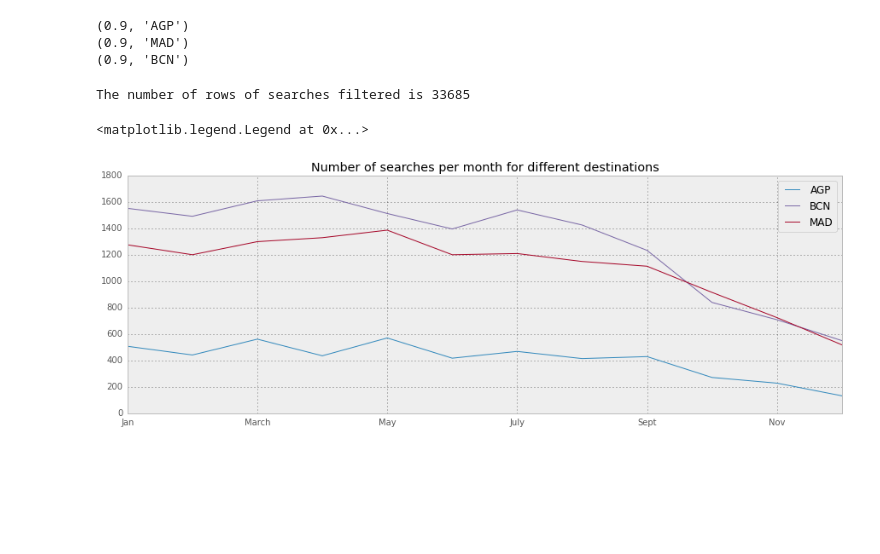
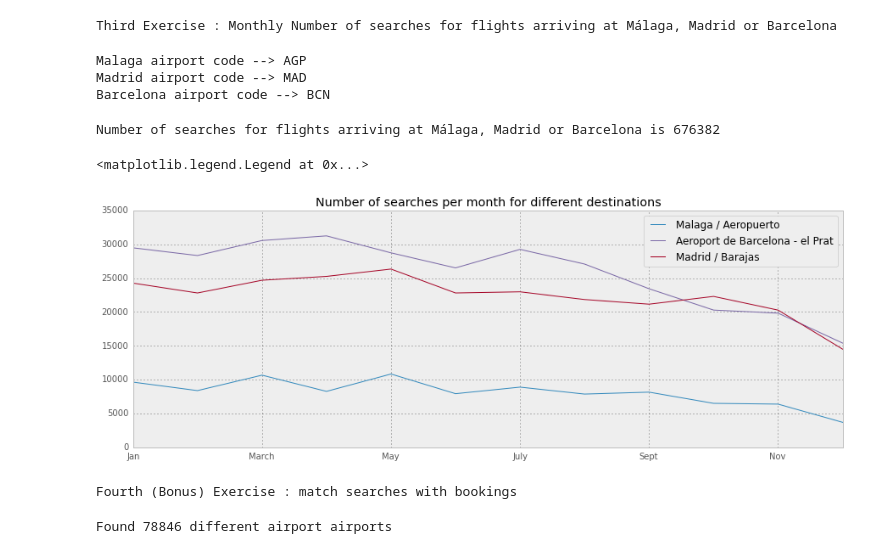
Before and after one commit to flapouille/amadeusHLA, a Jupyter notebook: Amadeus_HLA.ipynb, the cells around one changed output. Drawn from its saved outputs; the diff is of its cells as text; code cells hidden in the pictures; blank space fills up the shorter version.

```diff
--- a/Amadeus_HLA.ipynb
+++ b/Amadeus_HLA.ipynb
@@ -32,4 +54,6 @@ The number of rows of searches file is 1000000
 # %%
 best10airports = bookings.groupby('arr_port').aggregate(sum).sort_index(by='pax', ascending=False).head(10)
-print best10airports
+geo_a = GeoBase(data='airports', verbose=False)
+for (arp,d) in best10airports.iterrows():
+    print "%s (%s) : %.0f" % (arp.strip(), geo_a.get(arp.strip(), 'name'), d['pax'])
 # %% [output]
@@ -48,5 +69,0 @@ MIA        11
-# %%
-print "What are the names of these airports?"
-geo_a = GeoBase(data='airports', verbose=False)
-for (arp,pax) in best10airports.iterrows():
-    print "%s --> %s" % (arp, geo_a.get(arp.strip(), 'name'))
@@ -65,28 +70,58 @@ MIA      --> Miami International Airport
+# %%
+# --------------------------------------------------------------------------
+print "Third Exercise : Monthly Number of searches for flights arriving at Málaga, Madrid or Barcelona"
+# %% [output]
+Third Exercise : Monthly Number of searches for flights arriving at Málaga, Madrid or Barcelona
 # %%
-print geo_a.fuzzyFind('Malaga','name')[0]
-print geo_a.fuzzyFind('Madrid','name')[0]
-print geo_a.fuzzyFind('Barcelona','name')[0]
+# Gets airport codes
+malaga_airport = geo_a.fuzzyFind('Malaga','name')[0][1]
+madrid_airport = geo_a.fuzzyFind('Madrid','name')[0][1]
+barcelona_airport = geo_a.fuzzyFind('Barcelona','name')[0][1]
+print "Malaga airport code --> %s " % (malaga_airport)
+print "Madrid airport code --> %s " % (madrid_airport)
+print "Barcelona airport code --> %s " % (barcelona_airport)
 # %% [output]
-(0.9, 'AGP')
-(0.9, 'MAD')
-(0.9, 'BCN')
+Malaga airport code --> AGP
+Madrid airport code --> MAD
+Barcelona airport code --> BCN
-# %%
-is_malaga = searches['Destination'] == "AGP"
-is_madrid = searches['Destination'] == "MAD"
-is_barcelona = searches['Destination'] == "BCN"
-searches_filtered = searches[is_malaga | is_madrid | is_barcelona]
-searches_filtered.loc[:,'Month'] = searches_filtered.index.month
-print "The number of rows of searches filtered is %s" % len(searches_filtered)
-# %% [output]
-The number of rows of searches filtered is 33685
+# %%
+searchesReader = pd.read_csv(path_searches, sep='^', compression='bz2', usecols=['Origin','Destination', 'Date'],
+                iterator=True, chunksize=size_chunks)
+searches_spain = pd.concat([chunk[chunk['Destination'].isin([malaga_airport,madrid_airport,barcelona_airport])]
+                            for chunk in searchesReader])
+
+searches_spain.loc[:,'Month'] = searches_spain['Date'].map(lambda x: pd.datetime.strptime(x.strip(), '%Y-%m-%d').month)
+print "Number of searches for flights arriving at Málaga, Madrid or Barcelona is %s" % len(searches_spain)
+# %% [output]
+Number of searches for flights arriving at Málaga, Madrid or Barcelona is 676382
 # %%
+pd.set_option('display.mpl_style', 'default') # Make the graphs a bit prettier
+plt.rcParams['figure.figsize'] = (15, 5)
+plt.rcParams['font.family'] = 'sans-serif'
+
 fig, ax = plt.subplots()
-for arp, df in searches_filtered.groupby('Destination'):
+for arp, df in searches_spain.groupby('Destination'):
     monthlySearches = df.groupby('Month').size()
     monthlySearches.index = ['Jan', 'Feb', 'March', 'April', 'May', 'June', 'July', 'August', 'Sept', 'Oct', 'Nov', 'Dec']
-    monthlySearches.plot(kind="line", x='Month', legend='Number of searches', ax=ax, label=arp,
+    monthlySearches.plot(kind="line", x='Month', legend='Number of searches', ax=ax, label=geo_a.get(arp, 'name'),
                          title='Number of searches per month for different destinations' )
 plt.legend()
 # %% [output]
 <matplotlib.legend.Legend at 0x...>
-[figure, old version]
+[figure, new version]
+# %%
+# --------------------------------------------------------------------------
+print "Fourth (Bonus) Exercise : match searches with bookings"
+# %% [output]
+Fourth (Bonus) Exercise : match searches with bookings
+# %%
+# Stores uniques airport airport for later join
+airportairport = bookings.drop_duplicates(subset=['arr_port','dep_port'])
+airportairport = airportairport.drop('pax',axis=1)
+airportairport['arr_port'] = airportairport['arr_port'].map(str.strip)
+airportairport['dep_port'] = airportairport['dep_port'].map(str.strip)
+airportairport = airportairport.rename(columns={'arr_port': 'Destination', 'dep_port': 'Origin'})
+airportairport.loc[:,'BookingIndicator']='1'
+print 'Found %s different airport airports' % len(airportairport)
+# %% [output]
+Found 78846 different airport airports
```
Also changed, not shown: parts of 13 cells of this notebook.
